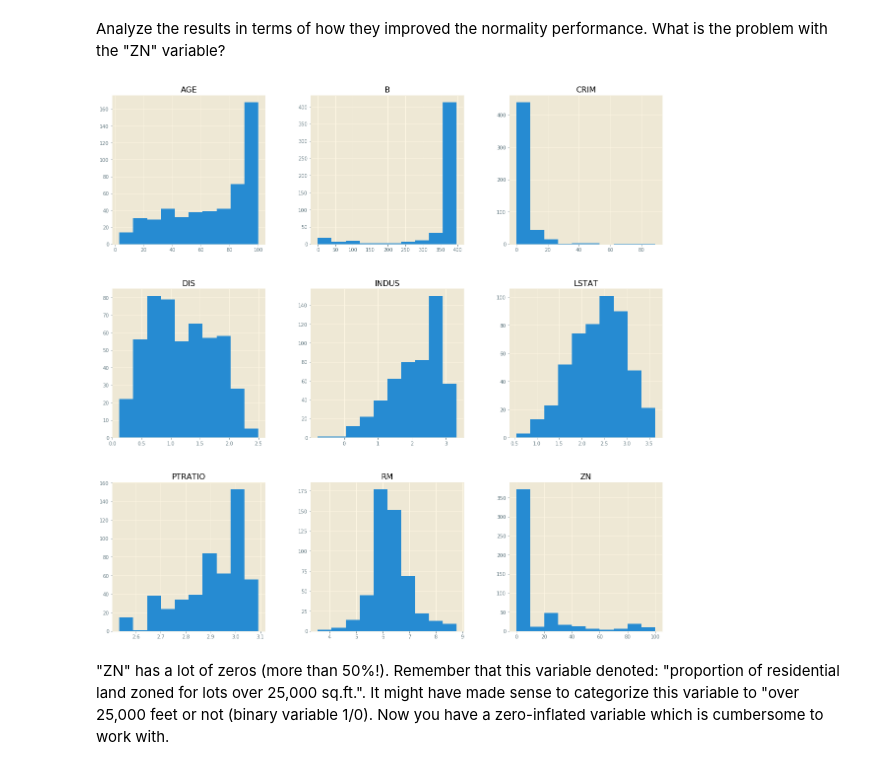
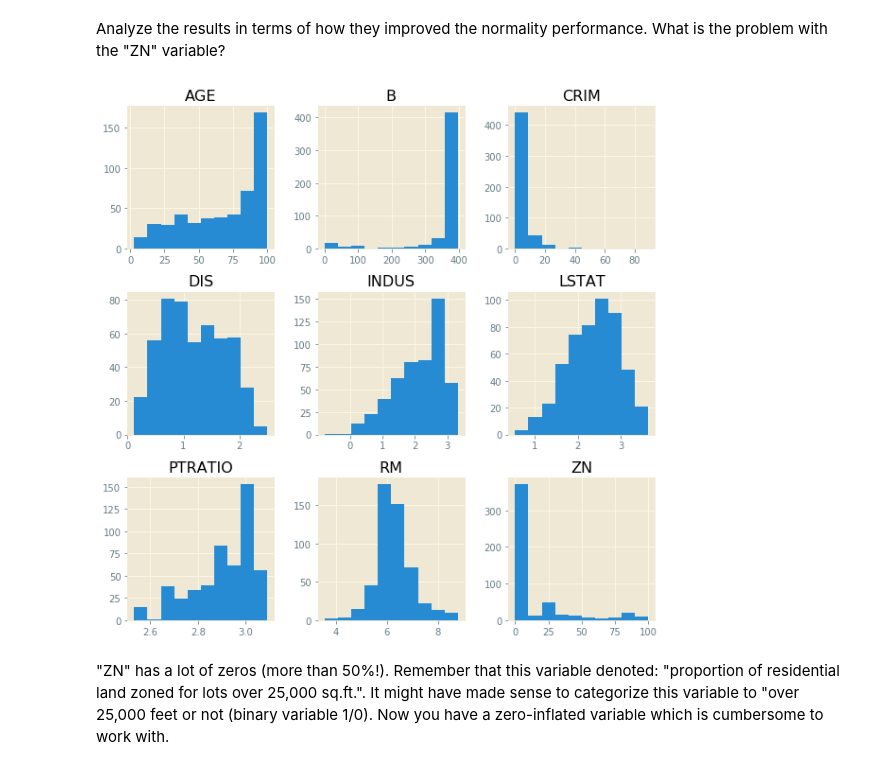
Before and after one commit to eannefawcett/dsc-feature-scaling-and-normalization-lab-online-ds-pt-081219, a Jupyter notebook: index.ipynb, the cells around one changed output. Saved outputs shown, nothing was run; the diff lists cells and outputs as text; code cells hidden in the pictures.

```diff
--- a/index.ipynb
+++ b/index.ipynb
@@ -59,11 +59,11 @@ Analyze the results in terms of how they improved the normality performance. Wha
 # %%
 # Your code here
 import numpy as np
 non_normal = ['DIS', 'INDUS', 'LSTAT', 'PTRATIO']
 for feat in non_normal:
     boston_continuous[feat] = boston_continuous[feat].map(lambda x: np.log(x))
-boston_continuous.hist(figsize=(20,20));
+boston_continuous.hist(figsize=(10,10));
 # %% [output]
-[figure, old version]
+[figure, new version]
 # %% [markdown]
 "ZN" has a lot of zeros (more than 50%!). Remember that this variable denoted: "proportion of residential land zoned for lots over 25,000 sq.ft.". It might have made sense to categorize this variable to "over 25,000 feet or not (binary variable 1/0). Now you have a zero-inflated variable which is cumbersome to work with.
```
Also changed, not shown: parts of 5 cells of this notebook.
